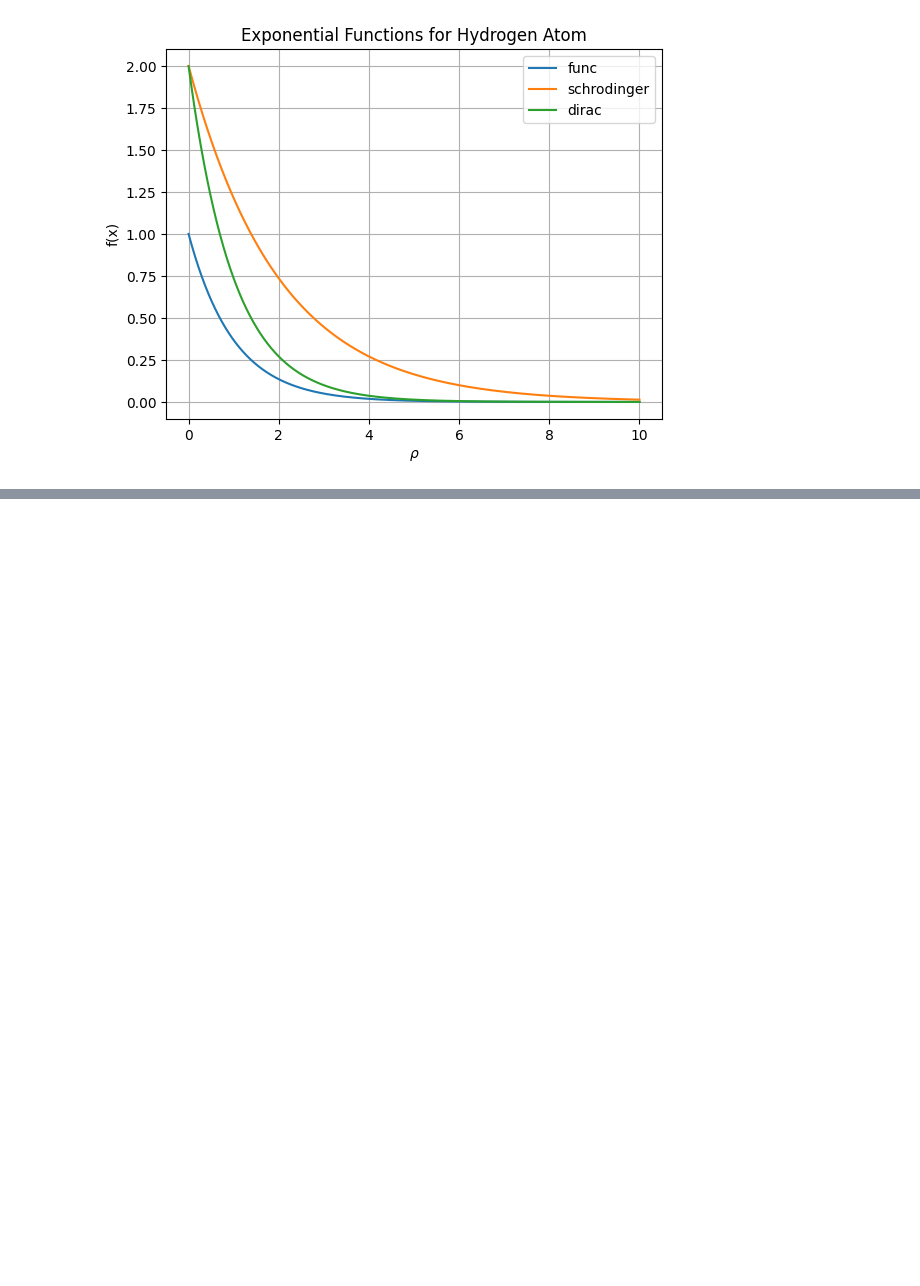
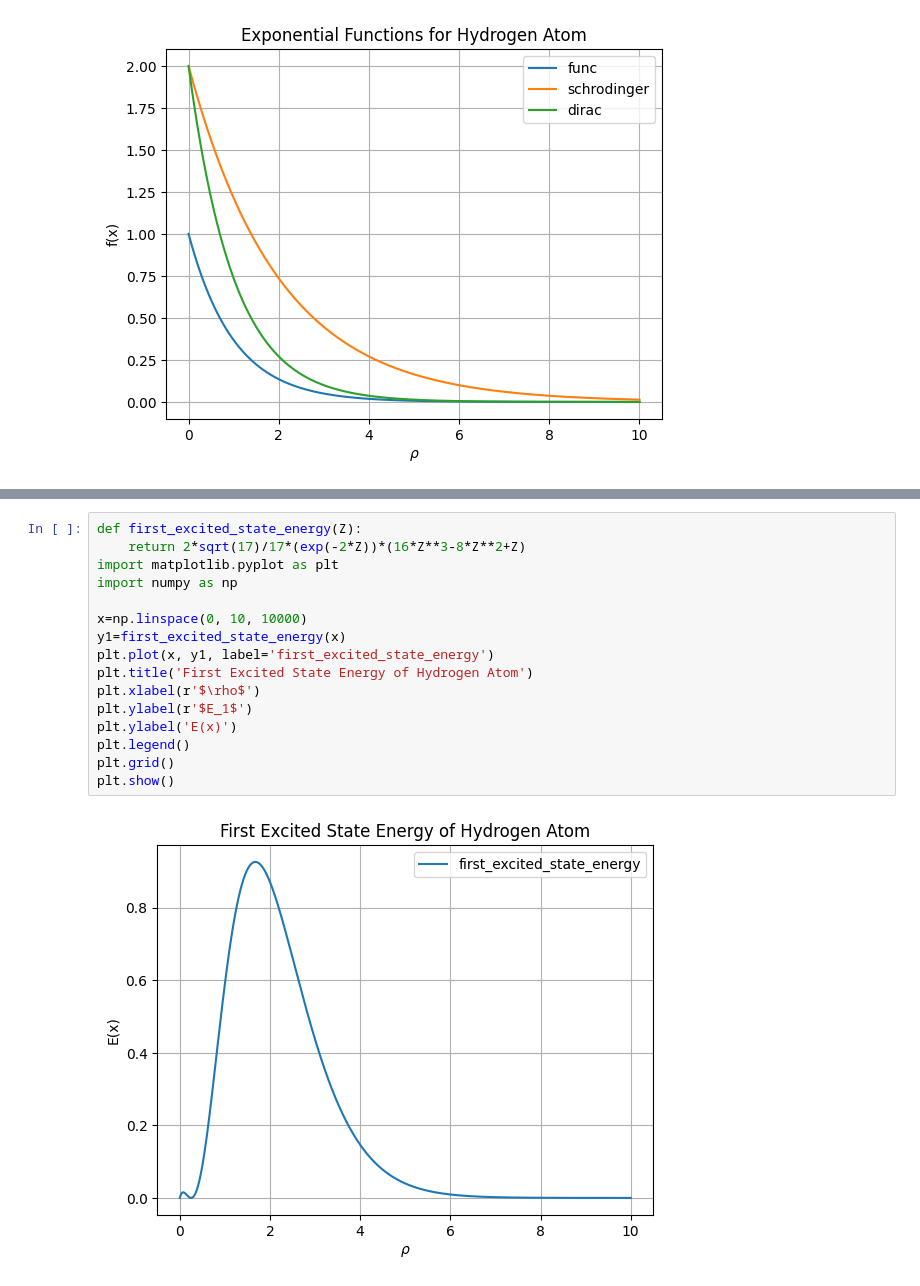
Before and after one commit to k1-star/computational-physics, a Jupyter notebook: Quantum Mechanics/graphing.ipynb, the cells around one changed output, grey strips where cells are left out. Drawn from its saved outputs; the diff is of its cells as text; blank space fills up the shorter version.

```diff
--- a/Quantum Mechanics/graphing.ipynb
+++ b/Quantum Mechanics/graphing.ipynb
@@ -92,0 +83,18 @@ def func(x):
+# %%
+def first_excited_state_energy(Z):
+    return 2*sqrt(17)/17*(exp(-2*Z))*(16*Z**3-8*Z**2+Z)
+import matplotlib.pyplot as plt
+import numpy as np
+
+x=np.linspace(0, 10, 10000)
+y1=first_excited_state_energy(x)
+plt.plot(x, y1, label='first_excited_state_energy')
+plt.title('First Excited State Energy of Hydrogen Atom')
+plt.xlabel(r'$\rho$')
+plt.ylabel(r'$E_1$')
+plt.ylabel('E(x)')
+plt.legend()
+plt.grid()
+plt.show()
+# %% [output]
+[figure, added]
```
Also changed, not shown: parts of 2 cells of this notebook, 14 other files.
